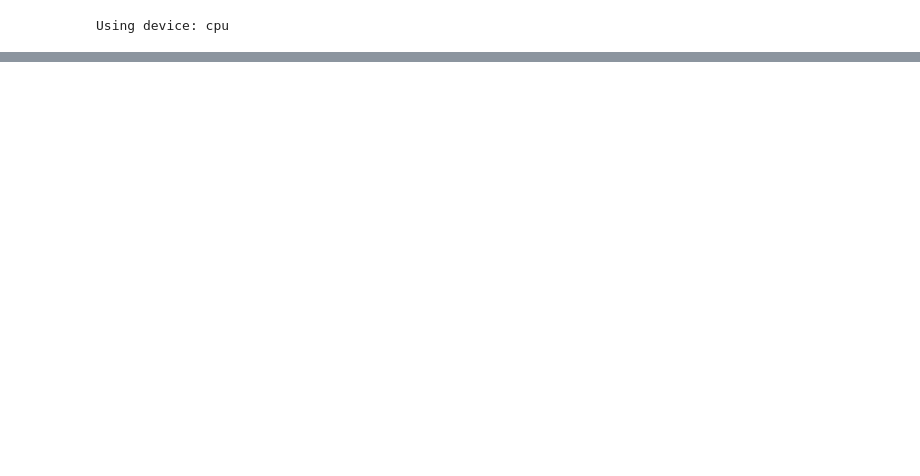
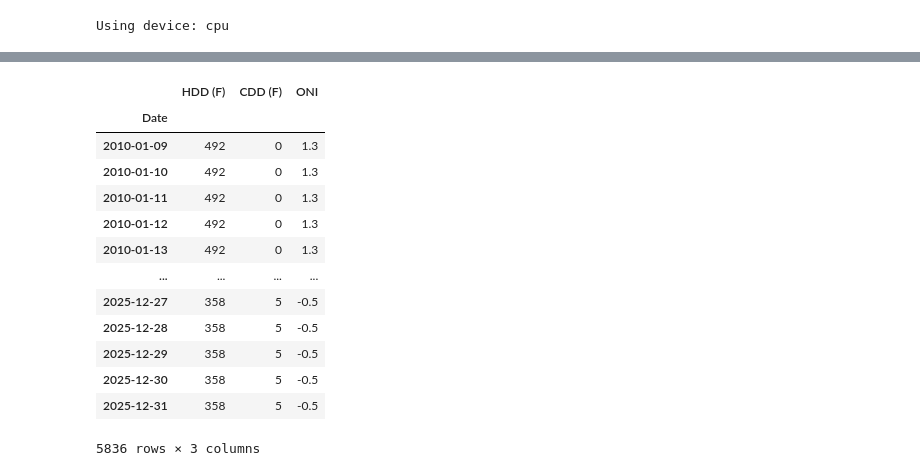
Before and after one commit to eschmidy1/DATA-543-CA-Energy, a Jupyter notebook: prelim_model.ipynb, the cells around one changed output, grey strips where cells are left out. Saved outputs shown, nothing was run; the diff lists cells and outputs as text; code cells hidden in the pictures; blank space fills up the shorter version.

```diff
--- a/prelim_model.ipynb
+++ b/prelim_model.ipynb
@@ -80,3 +112,20 @@ combined_df = pd.concat([df_monthly, df_daily], axis = 1, join = 'outer') #one t
+# %%
+df_monthly
+# %% [output]
+|  | HDD (F) | CDD (F) | ONI |
+| Date |  |  |  |
+| 2010-01-09 | 492 | 0 | 1.3 |
+| 2010-01-10 | 492 | 0 | 1.3 |
+| 2010-01-11 | 492 | 0 | 1.3 |
+| 2010-01-12 | 492 | 0 | 1.3 |
+| 2010-01-13 | 492 | 0 | 1.3 |
+| ... | ... | ... | ... |
+| 2025-12-27 | 358 | 5 | -0.5 |
+| 2025-12-28 | 358 | 5 | -0.5 |
+| 2025-12-29 | 358 | 5 | -0.5 |
+| 2025-12-30 | 358 | 5 | -0.5 |
+| 2025-12-31 | 358 | 5 | -0.5 |
+5836 rows × 3 columns
 # %%
 ############################################################################
 
```
Also changed, not shown: parts of 9 cells of this notebook.
